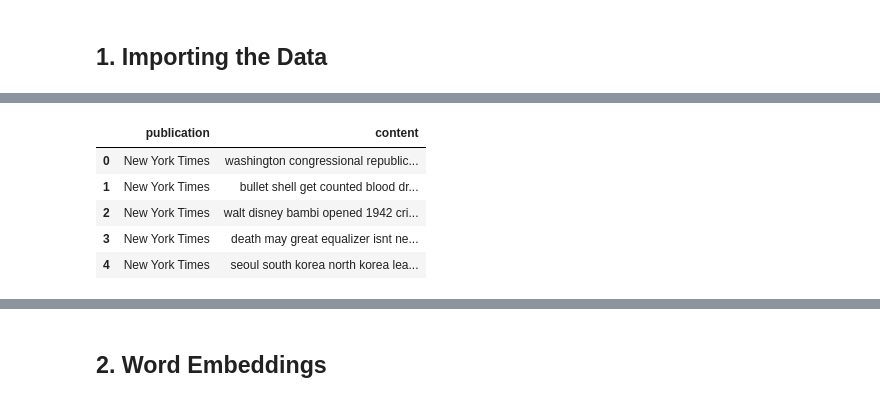
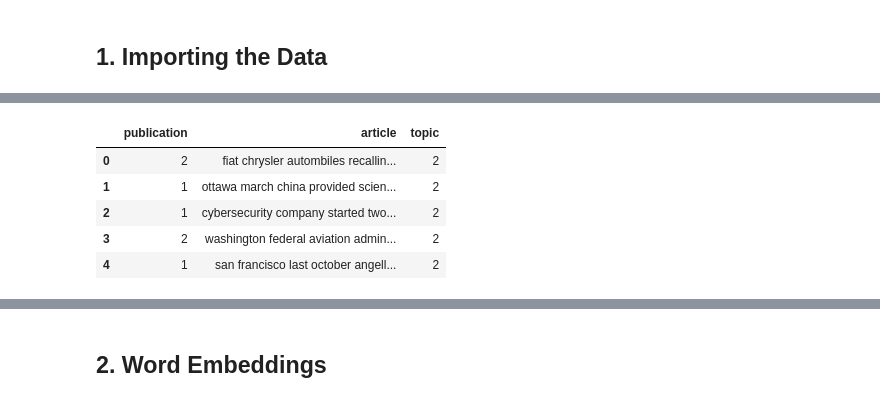
Before and after one commit to felix1102/NLP_finalproject, a Jupyter notebook: NLP_Fredrik_Codes.ipynb, the cells around one changed output, grey strips where cells are left out. Drawn from its saved outputs; the diff is of its cells as text; code cells hidden in the pictures.

```diff
--- a/NLP_Fredrik_Codes.ipynb
+++ b/NLP_Fredrik_Codes.ipynb
@@ -66,0 +33,6 @@ memory usage: 781.4+ KB
+# %%
+# Importing training and test set
+train = pd.read_csv("C:/Users/fredr/OneDrive/Documents/Master/Semester_2/NLP/Project/train.csv")
+test = pd.read_csv("C:/Users/fredr/OneDrive/Documents/Master/Semester_2/NLP/Project/test.csv")
+print(test.head())
+print(train.head())
@@ -67,2 +73,13 @@ memory usage: 781.4+ KB
+# %%
+# Shuffeling the data
+train['id'] = train.groupby(['publication', 'topic']).ngroup()
+permutation = np.random.permutation(train['id'].unique())
+train = train.sort_values(by=['id']).reset_index(drop=True)
+train.drop(train.columns[[3]], axis = 1, inplace=True)
+
+test['id'] = test.groupby(['publication', 'topic']).ngroup()
+permutation = np.random.permutation(test['id'].unique())
+test = test.sort_values(by=['id']).reset_index(drop=True)
+test.drop(test.columns[[3]], axis = 1, inplace=True)
 # %%
 # Countplot shows the distribution of Publication
@@ -107,13 +121,14 @@ def clean(text):
     return cleaned_text
 # %%
 # Cleaning the text
-df['content'] = df['content'].apply(clean)
+train['content'] = train['article'].apply(clean)
+test['article'] = test['article'].apply(clean)
 # %%
-df.head()
+train.head()
 # %% [output]
-|  | publication | content |
-| 0 | New York Times | washington congressional republic... |
-| 1 | New York Times | bullet shell get counted blood dr... |
-| 2 | New York Times | walt disney bambi opened 1942 cri... |
-| 3 | New York Times | death may great equalizer isnt ne... |
-| 4 | New York Times | seoul south korea north korea lea... |
+|  | publication | article | topic |
+| 0 | 2 | fiat chrysler autombiles recallin... | 2 |
+| 1 | 1 | ottawa march china provided scien... | 2 |
+| 2 | 1 | cybersecurity company started two... | 2 |
+| 3 | 2 | washington federal aviation admin... | 2 |
+| 4 | 1 | san francisco last october angell... | 2 |
```
Also changed, not shown: parts of 21 cells of this notebook.
